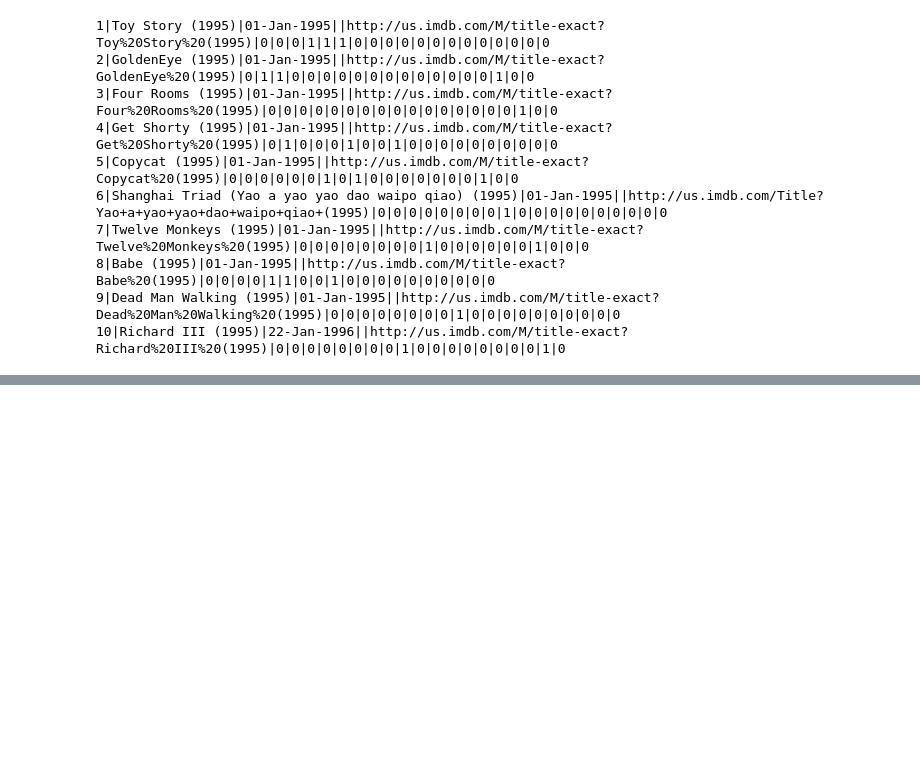
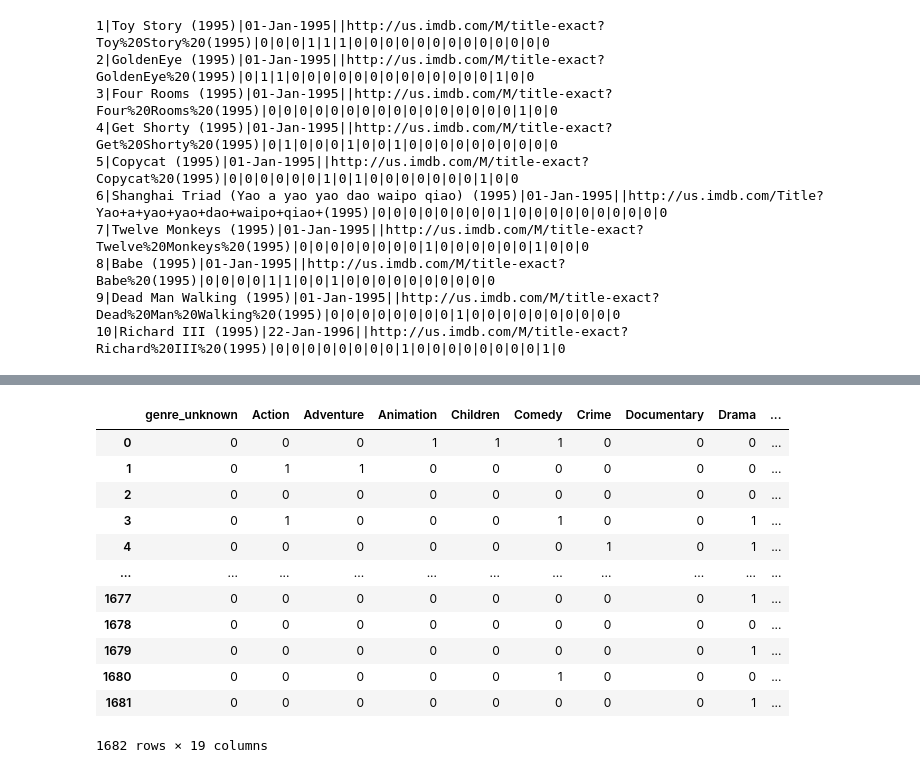
Before and after one commit to JKwanLee/recomm_practice, a Jupyter notebook: recomm_tutorial.ipynb, the cells around one changed output, grey strips where cells are left out. Saved outputs shown, nothing was run; the diff lists cells and outputs as text; code cells hidden in the pictures; blank space fills up the shorter version.

```diff
--- a/recomm_tutorial.ipynb
+++ b/recomm_tutorial.ipynb
@@ -172,3 +174,15 @@ users = pd.read_csv(
 ratings_cols = ['user_id', 'movie_id', 'rating', 'unix_timestamp']
 ratings = pd.read_csv(
     'ml-100k/u.data', sep='\t', names=ratings_cols, encoding='latin-1')
+# %%
+# The movies file contains a binary feature for each genre.
+genre_cols = [
+    "genre_unknown", "Action", "Adventure", "Animation", "Children", "Comedy",
+    "Crime", "Documentary", "Drama", "Fantasy", "Film-Noir", "Horror",
+    "Musical", "Mystery", "Romance", "Sci-Fi", "Thriller", "War", "Western"
+]
+movies_cols = [
+    'movie_id', 'title', 'release_date', "video_release_date", "imdb_url"
+] + genre_cols
+movies = pd.read_csv(
+    'ml-100k/u.item', sep='|', names=movies_cols, encoding='latin-1')
@@ -174,0 +237,8 @@ ratings = pd.read_csv(
+# %%
+# Since the ids start at 1, we shift them to start at 0.
+users["user_id"] = users["user_id"].apply(lambda x: str(x-1))
+movies["movie_id"] = movies["movie_id"].apply(lambda x: str(x-1))
+movies["year"] = movies['release_date'].apply(lambda x: str(x).split('-')[-1])
+ratings["movie_id"] = ratings["movie_id"].apply(lambda x: str(x-1))
+ratings["user_id"] = ratings["user_id"].apply(lambda x: str(x-1))
+ratings["rating"] = ratings["rating"].apply(lambda x: float(x))
@@ -174,0 +283,16 @@ ratings = pd.read_csv(
+# %%
+movies[genre_cols]
+# %% [output]
+|  | genre_unknown | Action | Adventure | Animation | Children | Comedy | Crime | Documentary | Drama | ... |
+| 0 | 0 | 0 | 0 | 1 | 1 | 1 | 0 | 0 | 0 | ... |
+| 1 | 0 | 1 | 1 | 0 | 0 | 0 | 0 | 0 | 0 | ... |
+| 2 | 0 | 0 | 0 | 0 | 0 | 0 | 0 | 0 | 0 | ... |
+| 3 | 0 | 1 | 0 | 0 | 0 | 1 | 0 | 0 | 1 | ... |
+| 4 | 0 | 0 | 0 | 0 | 0 | 0 | 1 | 0 | 1 | ... |
+| ... | ... | ... | ... | ... | ... | ... | ... | ... | ... | ... |
+| 1677 | 0 | 0 | 0 | 0 | 0 | 0 | 0 | 0 | 1 | ... |
+| 1678 | 0 | 0 | 0 | 0 | 0 | 0 | 0 | 0 | 0 | ... |
+| 1679 | 0 | 0 | 0 | 0 | 0 | 0 | 0 | 0 | 1 | ... |
+| 1680 | 0 | 0 | 0 | 0 | 0 | 1 | 0 | 0 | 0 | ... |
+| 1681 | 0 | 0 | 0 | 0 | 0 | 0 | 0 | 0 | 1 | ... |
+1682 rows × 19 columns
```
Also changed, not shown: parts of 17 cells of this notebook.
